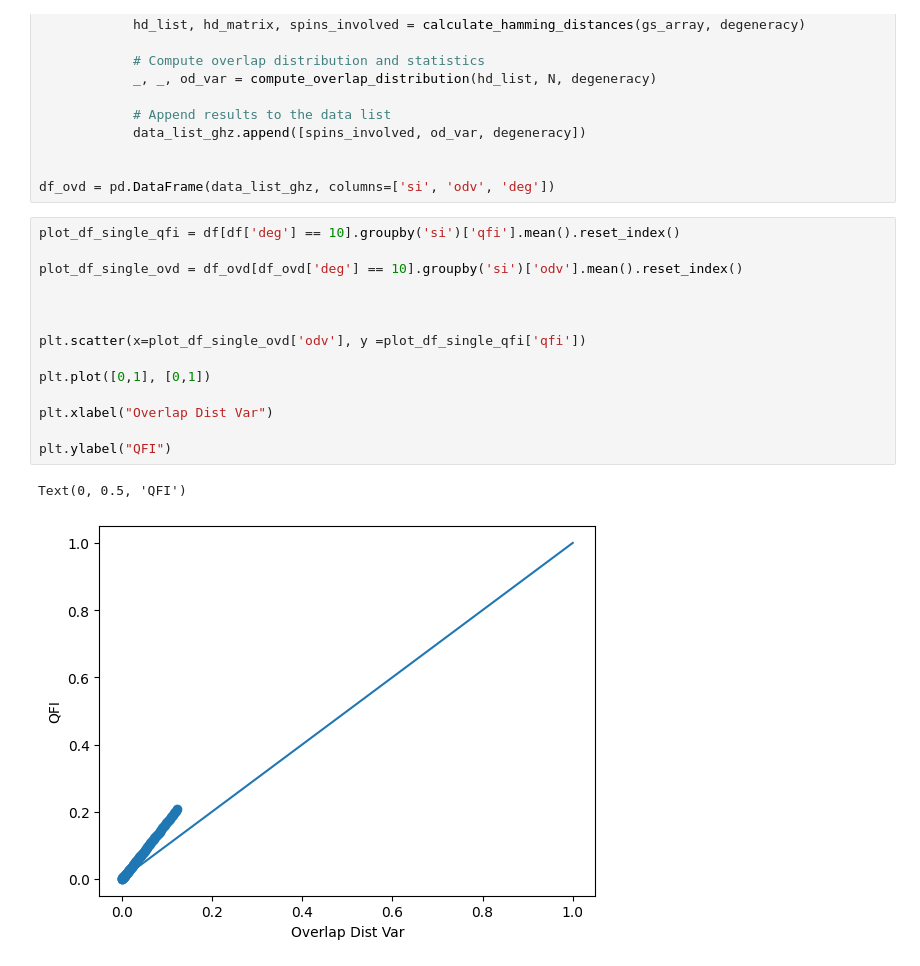
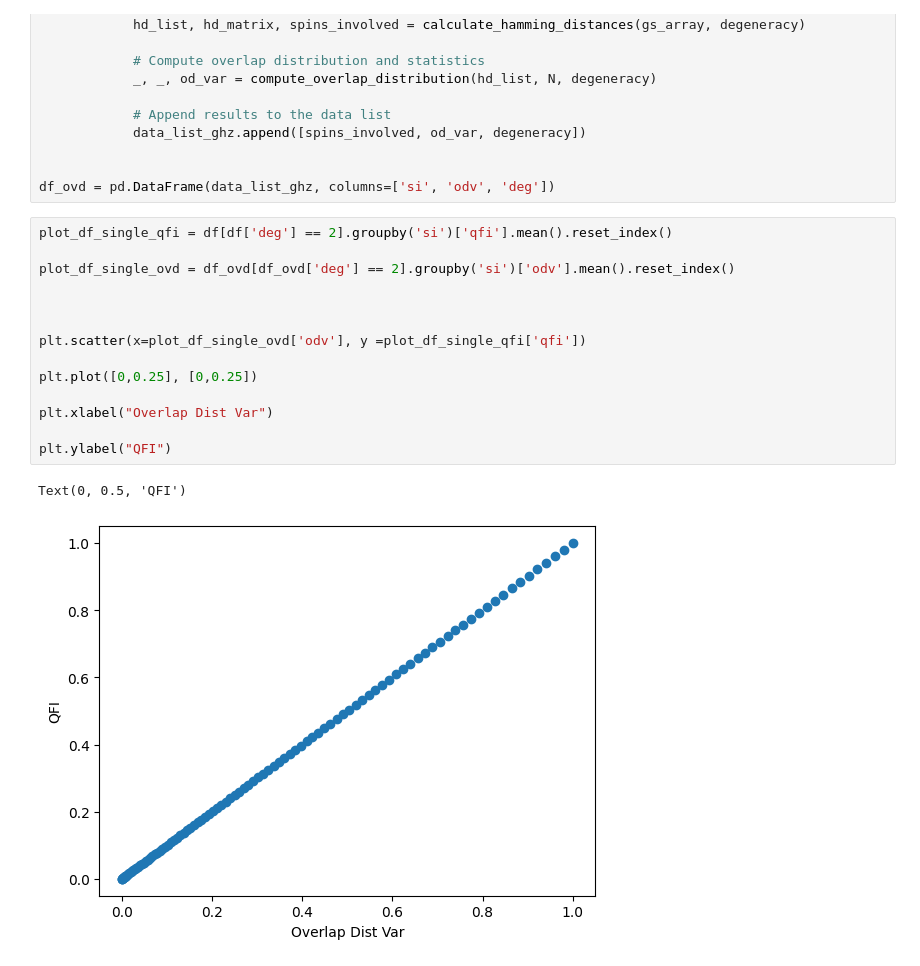
Before and after one commit to adlantz/FairSampling, a Jupyter notebook: exploration_notebooks/large_N/qfi_vs_si.ipynb, the cells around one changed output. Cells and saved outputs as stored; diff of their text form.

```diff
--- a/exploration_notebooks/large_N/qfi_vs_si.ipynb
+++ b/exploration_notebooks/large_N/qfi_vs_si.ipynb
@@ -156,19 +156,19 @@ for degeneracy in range(degen_range[0], degen_range[1]):
 
 df_ovd = pd.DataFrame(data_list_ghz, columns=['si', 'odv', 'deg'])
 # %%
-plot_df_single_qfi = df[df['deg'] == 10].groupby('si')['qfi'].mean().reset_index()
+plot_df_single_qfi = df[df['deg'] == 2].groupby('si')['qfi'].mean().reset_index()
 
-plot_df_single_ovd = df_ovd[df_ovd['deg'] == 10].groupby('si')['odv'].mean().reset_index()
+plot_df_single_ovd = df_ovd[df_ovd['deg'] == 2].groupby('si')['odv'].mean().reset_index()
 
 
 
 plt.scatter(x=plot_df_single_ovd['odv'], y =plot_df_single_qfi['qfi'])
 
-plt.plot([0,1], [0,1])
+plt.plot([0,0.25], [0,0.25])
 
 plt.xlabel("Overlap Dist Var")
 
 plt.ylabel("QFI")
 # %% [output]
 Text(0, 0.5, 'QFI')
-[figure, old version]
+[figure, new version]
```
Also changed, not shown: 1 other file.
